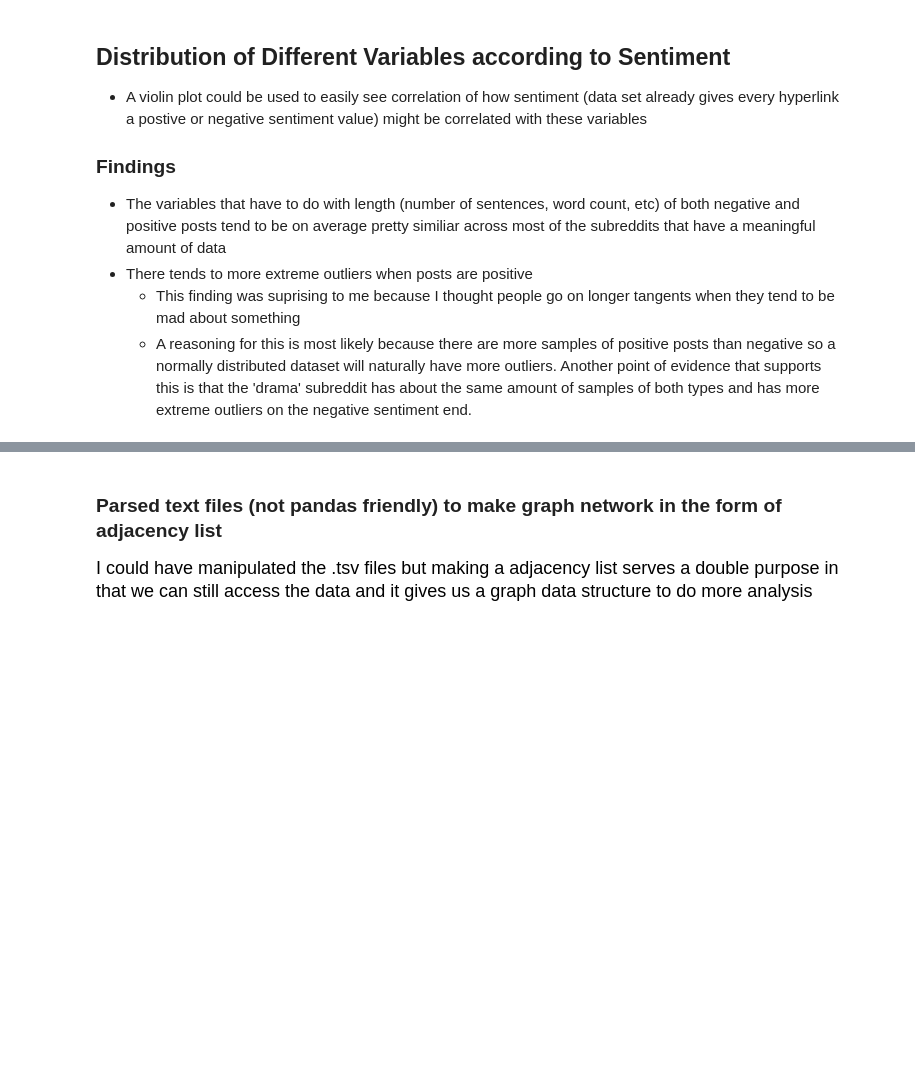
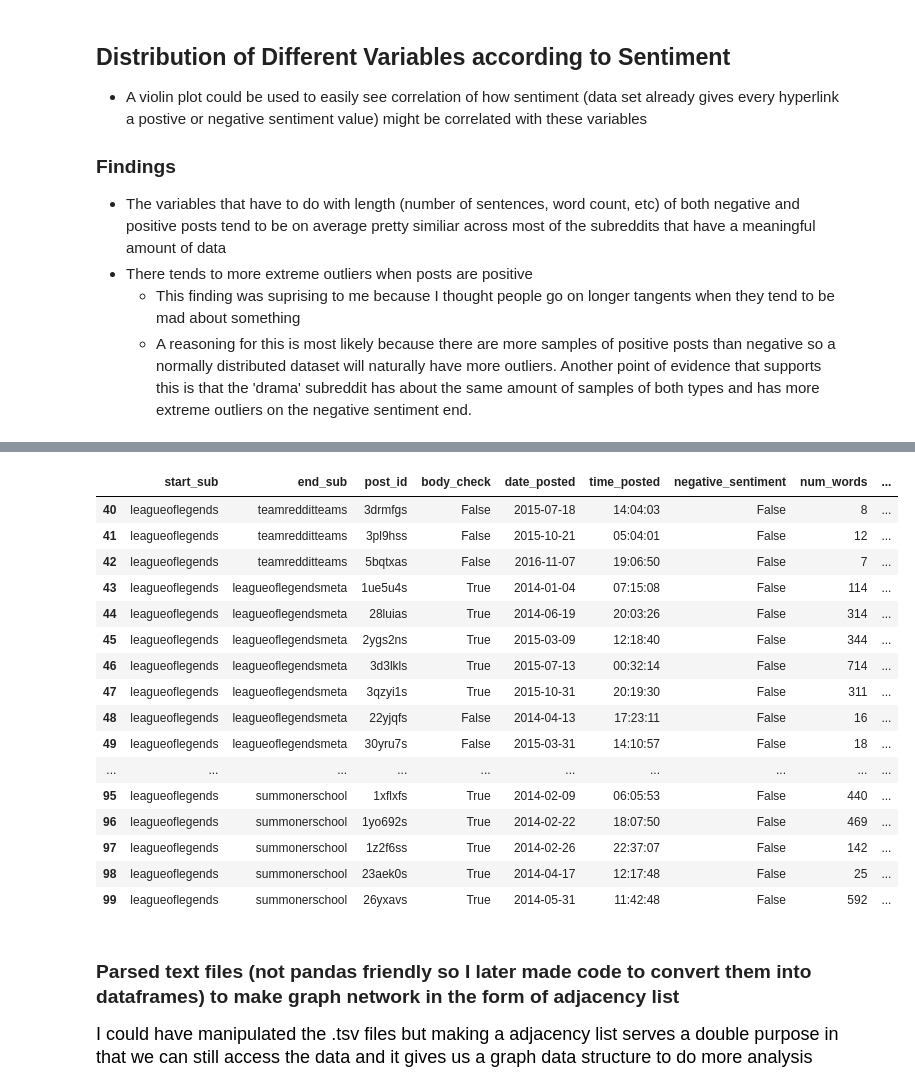
Before and after one commit to Vrushhabh/subreddit-conflict-analyzer, a Jupyter notebook: NotebookFindings/Findings (to_be_continued).ipynb, the cells around one changed output, grey strips where cells are left out. Drawn from its saved outputs; the diff is of its cells as text; code cells hidden in the pictures; blank space fills up the shorter version.

Commit message:
Change docstring for make_dataframe, make function Now we make a frame from relevant subs saving time

```diff
--- a/NotebookFindings/Findings (to_be_continued).ipynb
+++ b/NotebookFindings/Findings (to_be_continued).ipynb
@@ -92,5 +54,28 @@ plt.show()
+# %%
+df = make_dataframe(network)
+df[40:100]
+#0.124	0.037
+0.130	0.086
+# %% [output]
+|  | start_sub | end_sub | post_id | body_check | date_posted | time_posted | negative_sentiment | num_words | ... |
+| 40 | leagueoflegends | teamredditteams | 3drmfgs | False | 2015-07-18 | 14:04:03 | False | 8 | ... |
+| 41 | leagueoflegends | teamredditteams | 3pl9hss | False | 2015-10-21 | 05:04:01 | False | 12 | ... |
+| 42 | leagueoflegends | teamredditteams | 5bqtxas | False | 2016-11-07 | 19:06:50 | False | 7 | ... |
+| 43 | leagueoflegends | leagueoflegendsmeta | 1ue5u4s | True | 2014-01-04 | 07:15:08 | False | 114 | ... |
+| 44 | leagueoflegends | leagueoflegendsmeta | 28luias | True | 2014-06-19 | 20:03:26 | False | 314 | ... |
+| 45 | leagueoflegends | leagueoflegendsmeta | 2ygs2ns | True | 2015-03-09 | 12:18:40 | False | 344 | ... |
+| 46 | leagueoflegends | leagueoflegendsmeta | 3d3lkls | True | 2015-07-13 | 00:32:14 | False | 714 | ... |
+| 47 | leagueoflegends | leagueoflegendsmeta | 3qzyi1s | True | 2015-10-31 | 20:19:30 | False | 311 | ... |
+| 48 | leagueoflegends | leagueoflegendsmeta | 22yjqfs | False | 2014-04-13 | 17:23:11 | False | 16 | ... |
+| 49 | leagueoflegends | leagueoflegendsmeta | 30yru7s | False | 2015-03-31 | 14:10:57 | False | 18 | ... |
+| ... | ... | ... | ... | ... | ... | ... | ... | ... | ... |
+| 95 | leagueoflegends | summonerschool | 1xflxfs | True | 2014-02-09 | 06:05:53 | False | 440 | ... |
+| 96 | leagueoflegends | summonerschool | 1yo692s | True | 2014-02-22 | 18:07:50 | False | 469 | ... |
+| 97 | leagueoflegends | summonerschool | 1z2f6ss | True | 2014-02-26 | 22:37:07 | False | 142 | ... |
+| 98 | leagueoflegends | summonerschool | 23aek0s | True | 2014-04-17 | 12:17:48 | False | 25 | ... |
+| 99 | leagueoflegends | summonerschool | 26yxavs | True | 2014-05-31 | 11:42:48 | False | 592 | ... |
 # %% [markdown]
-### Parsed text files (not pandas friendly) to make graph network in the form of adjacency list
+### Parsed text files (not pandas friendly so I later made code to convert them into dataframes) to make graph network in the form of adjacency list
 <p><font size = '4' color='black'>I could have manipulated the .tsv files but making a adjacency list serves a double purpose in that we can still access the data and it gives us a graph data structure to do more analysis</font>
 </p>
 # %%
```
Also changed, not shown: parts of 1 cell of this notebook, 2 other files.
